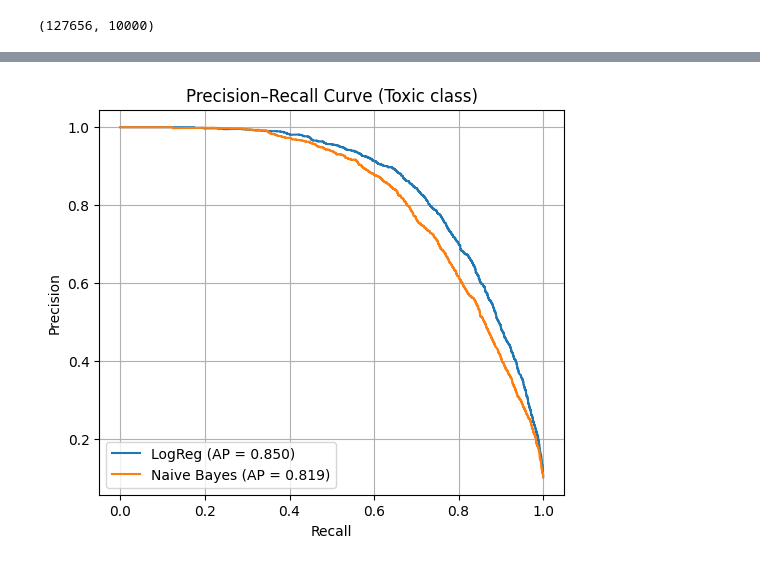
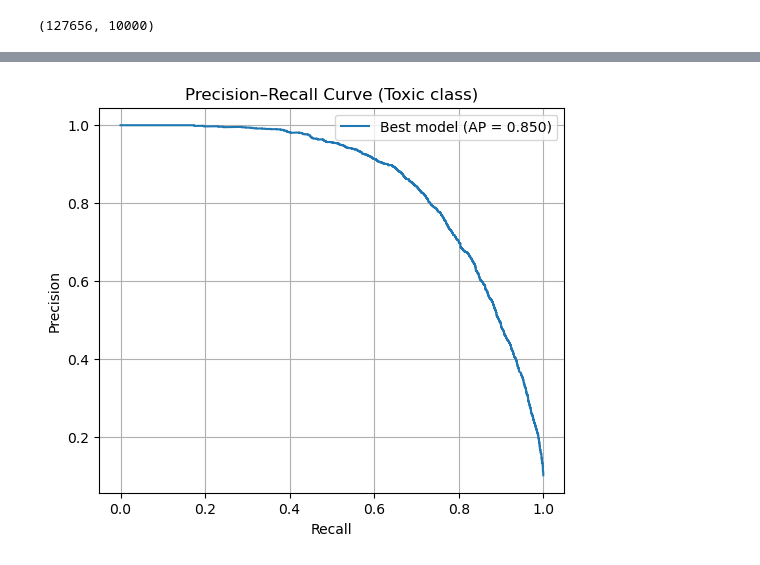
Before and after one commit to jasrulete/toxic-comment-detector, a Jupyter notebook: notebooks/toxic_comment_training.ipynb, the cells around one changed output, grey strips where cells are left out. Cells and saved outputs as stored; diff of their text form; code cells hidden in the pictures.

Commit message:
fixed training model and cross validation

```diff
--- a/notebooks/toxic_comment_training.ipynb
+++ b/notebooks/toxic_comment_training.ipynb
@@ -246,0 +278,11 @@ X_test_tfidf = vectorizer.transform(X_test) # Transform test data using the same
+# %%
+# Fit best pipeline on full training set (test set still untouched)
+best_pipeline.fit(X_train, y_train)
+vectorizer = best_pipeline.named_steps["tfidf"]
+best_model = best_pipeline.named_steps["classifier"]
+
+X_train_tfidf = vectorizer.transform(X_train)
+X_test_tfidf = vectorizer.transform(X_test)
+test_preds = best_model.predict(X_test_tfidf)
+# For compatibility with downstream cells that use lr_preds
+lr_preds = test_preds
@@ -302,6 +324,3 @@ weighted avg       0.95      0.95      0.94     31915
-# %%
-# Select the best-performing model
-best_model = lr_model
 # %%
 import pickle
 # %%
@@ -328,30 +334,22 @@ from sklearn.feature_extraction.text import TfidfVectorizer
 # %%
 from sklearn.metrics import precision_recall_curve, average_precision_score
 import matplotlib.pyplot as plt
 
-# Compute predicted probabilities for the toxic class (label = 1)
-lr_scores = lr_model.predict_proba(X_test_tfidf)[:, 1]
-nb_scores = nb_model.predict_proba(X_test_tfidf)[:, 1]
-
-# Precision–Recall for Logistic Regression
-lr_precision, lr_recall, _ = precision_recall_curve(y_test, lr_scores)
-lr_ap = average_precision_score(y_test, lr_scores)
-
-# Precision–Recall for Naive Bayes
-nb_precision, nb_recall, _ = precision_recall_curve(y_test, nb_scores)
-nb_ap = average_precision_score(y_test, nb_scores)
-
-plt.figure(figsize=(6, 5))
-plt.plot(lr_recall, lr_precision, label=f"LogReg (AP = {lr_ap:.3f})")
-plt.plot(nb_recall, nb_precision, label=f"Naive Bayes (AP = {nb_ap:.3f})")
-plt.xlabel("Recall")
-plt.ylabel("Precision")
-plt.title("Precision–Recall Curve (Toxic class)")
-plt.legend()
-plt.grid(True)
-plt.show()
+# Precision–Recall for selected best model only
+if hasattr(best_model, "predict_proba"):
+    scores = best_model.predict_proba(X_test_tfidf)[:, 1]
+    precision, recall, _ = precision_recall_curve(y_test, scores)
+    ap = average_precision_score(y_test, scores)
+    plt.figure(figsize=(6, 5))
+    plt.plot(recall, precision, label=f"Best model (AP = {ap:.3f})")
+    plt.xlabel("Recall")
+    plt.ylabel("Precision")
+    plt.title("Precision–Recall Curve (Toxic class)")
+    plt.legend()
+    plt.grid(True)
+    plt.show()
 # %% [output]
-[figure, old version]
+[figure, new version]
 # %%
 from sklearn.metrics import confusion_matrix, ConfusionMatrixDisplay
 import matplotlib.pyplot as plt
```
Also changed, not shown: parts of 34 cells of this notebook, 2 other files.
